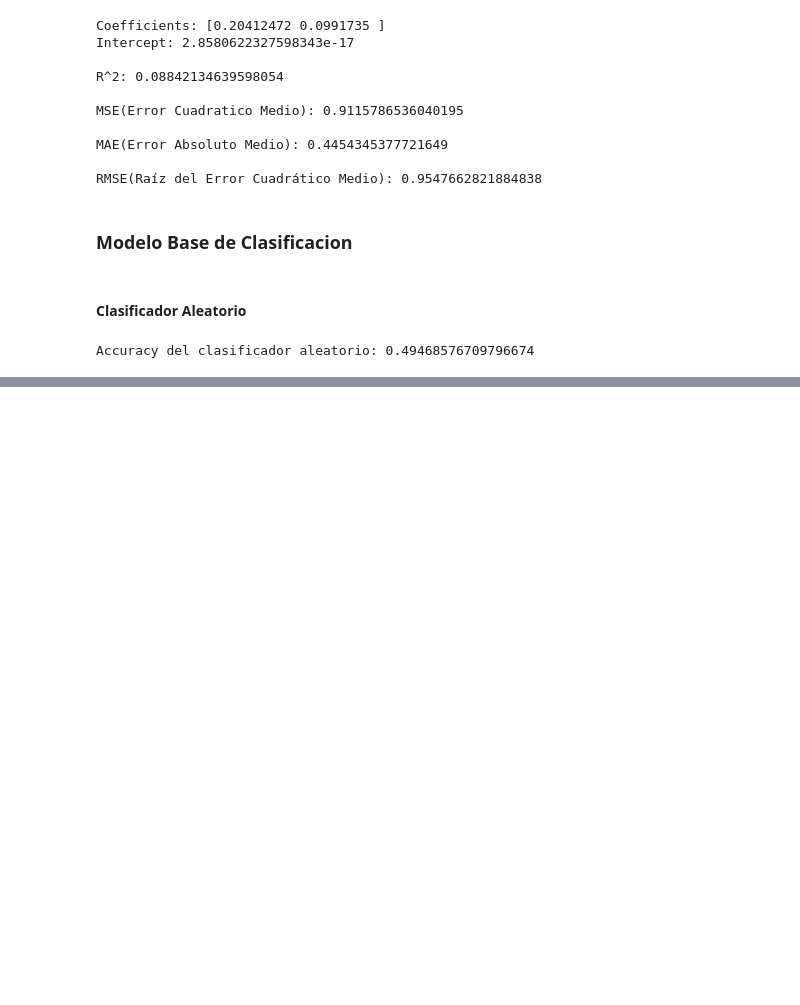
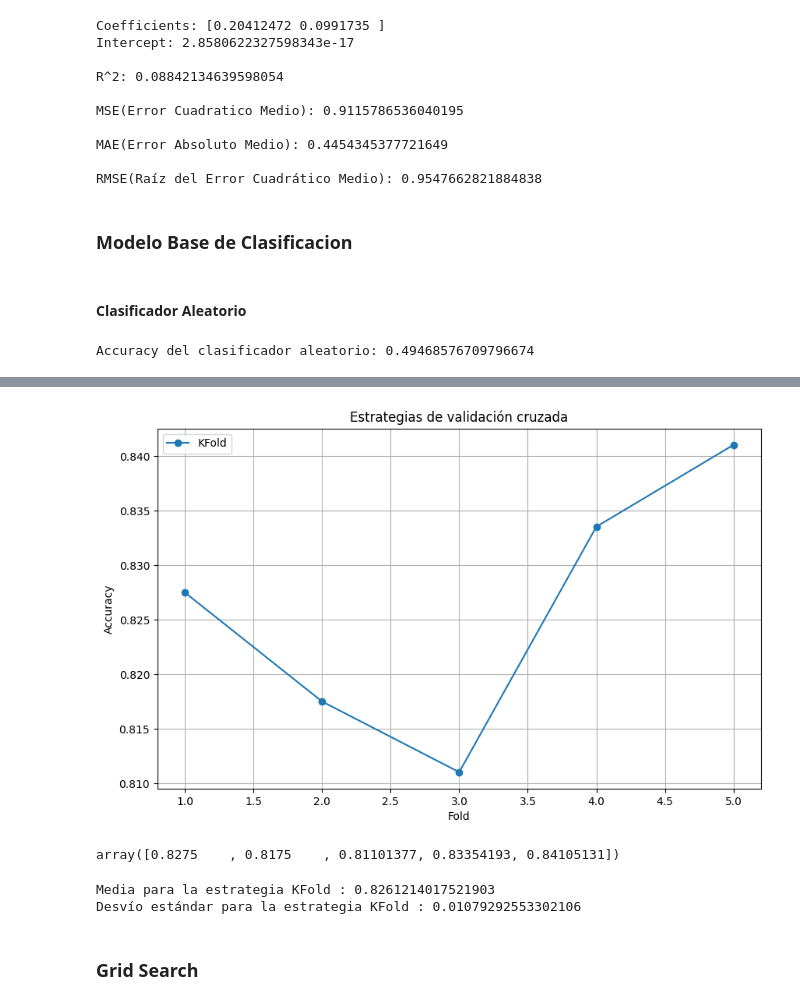
Before and after one commit to franciscoryb1/AA1-TUIA-RodriguezYBarros, a Jupyter notebook: TP-integrador-AA1.ipynb, the cells around one changed output, grey strips where cells are left out. Saved outputs shown, nothing was run; the diff lists cells and outputs as text; code cells hidden in the pictures; blank space fills up the shorter version.

Commit message:
7)validacion cruzada k-folds

```diff
--- a/TP-integrador-AA1.ipynb
+++ b/TP-integrador-AA1.ipynb
@@ -2279,0 +2287,4 @@ Accuracy del clasificador aleatorio: 0.49468576709796674
+# %%
+clf = RandomForestClassifier(n_estimators=50, random_state=42)
+# %%
+X_train_k, x_val_k, y_train_k, y_val_k = train_test_split(x_train_lg, y_train_lg, test_size=0.2, random_state=42)
@@ -2279,0 +2353,35 @@ Accuracy del clasificador aleatorio: 0.49468576709796674
+# %%
+cv_strategies = [
+    ("KFold", KFold(n_splits=5, shuffle=True, random_state=42))
+]
+
+results = {}
+for name, cv in cv_strategies:
+    scores = cross_val_score(clf, x_val_k, y_val_k, cv=cv)
+    results[name] = scores
+# %%
+plt.figure(figsize=(10, 6))
+for name, scores in results.items():
+    plt.plot(range(1, len(scores) + 1), scores, marker='o', label=name)
+
+plt.xlabel("Fold")
+plt.ylabel("Accuracy")
+plt.title("Estrategias de validación cruzada")
+plt.legend()
+plt.grid(True)
+plt.show()
+# %% [output]
+[figure, added]
+# %%
+results['KFold']
+# %% [output]
+array([0.8275    , 0.8175    , 0.81101377, 0.83354193, 0.84105131])
+# %%
+for strategy in cv_strategies:
+  print('Media para la estrategia', strategy[0],':',results['KFold'].mean())
+  print('Desvío estándar para la estrategia', strategy[0],':',results['KFold'].std())
+# %% [output]
+Media para la estrategia KFold : 0.8261214017521903
+Desvío estándar para la estrategia KFold : 0.01079292553302106
+# %% [markdown]
+### Grid Search
```
Also changed, not shown: parts of 8 cells of this notebook, 1 other file.
